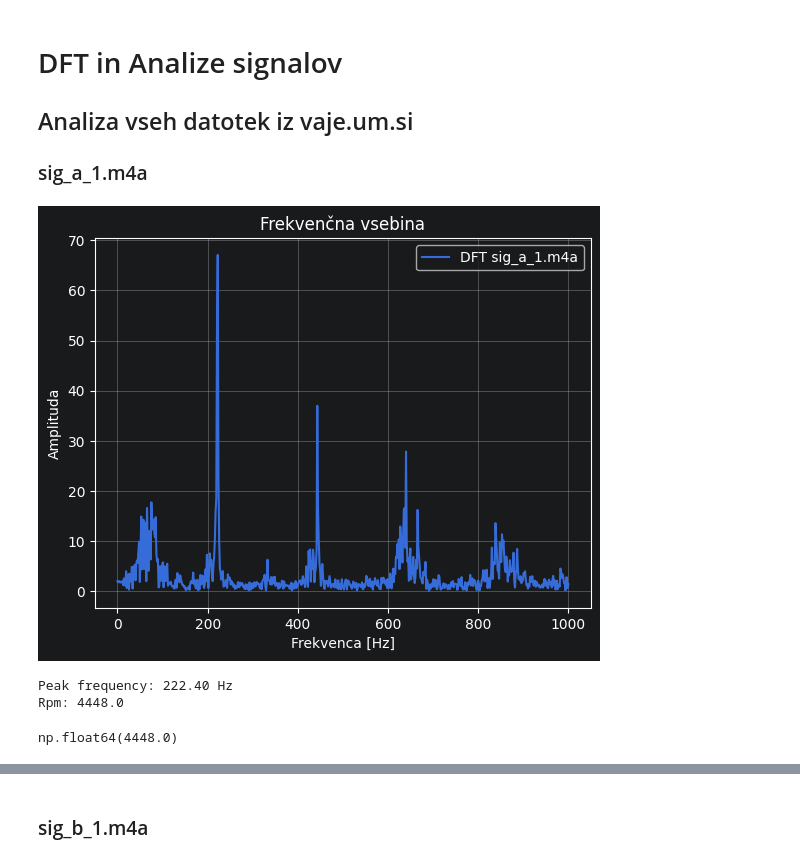
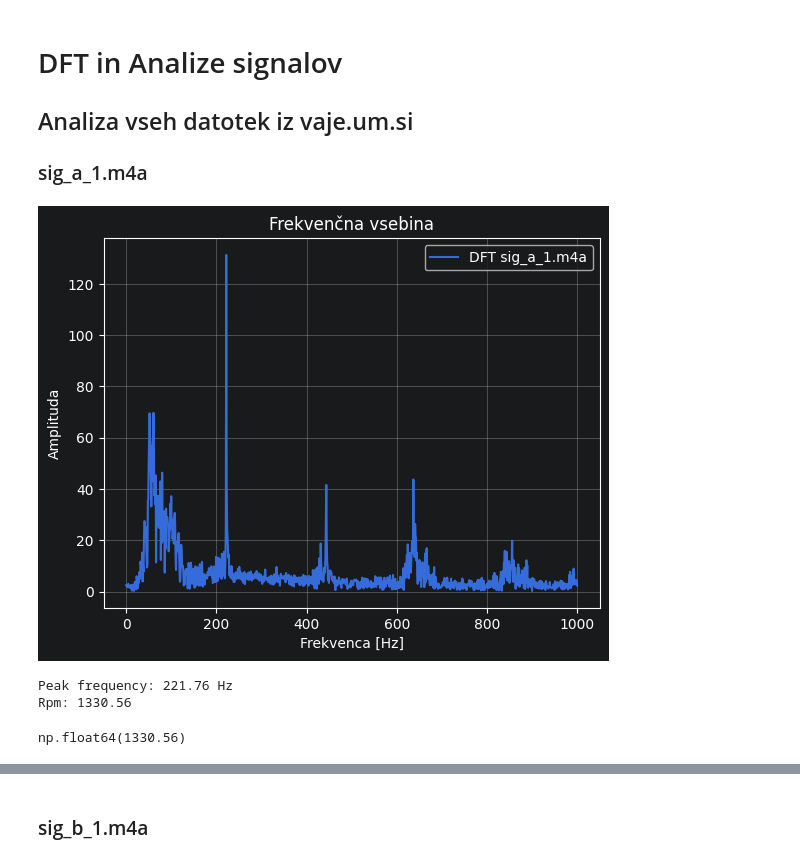
Before and after one commit to IgorPolajzer/ROSiS_Vaja3_DFT_in_Analize_signalov, a Jupyter notebook: porocilo.ipynb, the cells around one changed output, grey strips where cells are left out. Drawn from its saved outputs; the diff is of its cells as text; code cells hidden in the pictures.

```diff
--- a/porocilo.ipynb
+++ b/porocilo.ipynb
@@ -8,30 +8,26 @@
 # %%
 from importlib import reload
 import util
 from util import *
 
 reload(util)
 
-MAX_SAMPLE_COUNT = 30000
+c_peak_freqs = []
+c_rpms = []
+
+MAX_SAMPLE_COUNT = 50000
 MAX_FREQS_HZ = 1000
 
 y, Fs = util.read_signal_from_m4a("/home/igor/Desktop/MAG/1_LETNIK/2_SEMESTER/RACUNALNISKA_OBDELAVA_SIGNALOV_IN_SLIK/Vaja_3/naloga_1_rpm/sig_a_1.m4a")
 
 T = len(y) / Fs
-# FIX 3 (continued): Unpack both result and freqs
 y_dft, freqs = dft(y, Fs, MAX_SAMPLE_COUNT, MAX_FREQS_HZ)
-
-# FIX 4 (continued): Pass freqs into plot
 plot_analasys(y_dft, freqs, "DFT sig_a_1.m4a")
 
-# FIX 5: Find the peak frequency from the spectrum instead of using max axis value
-peak_idx = np.argmax(np.abs(y_dft))
-f_blade = freqs[peak_idx]
-print(f"Peak frequency: {f_blade:.2f} Hz")
-
-calculate_rpm(f_blade, 3)
+f_bmp = get_peak_freq(y_dft, freqs)
+calculate_rpm(f_bmp, 10)
 # %% [output]
-[figure, old version]
+[figure, new version]
-Peak frequency: 222.40 Hz
-Rpm: 4448.0
+Peak frequency: 221.76 Hz
+Rpm: 1330.56
-np.float64(4448.0)
+np.float64(1330.56)
```
Also changed, not shown: parts of 21 cells of this notebook, 2 other files.
